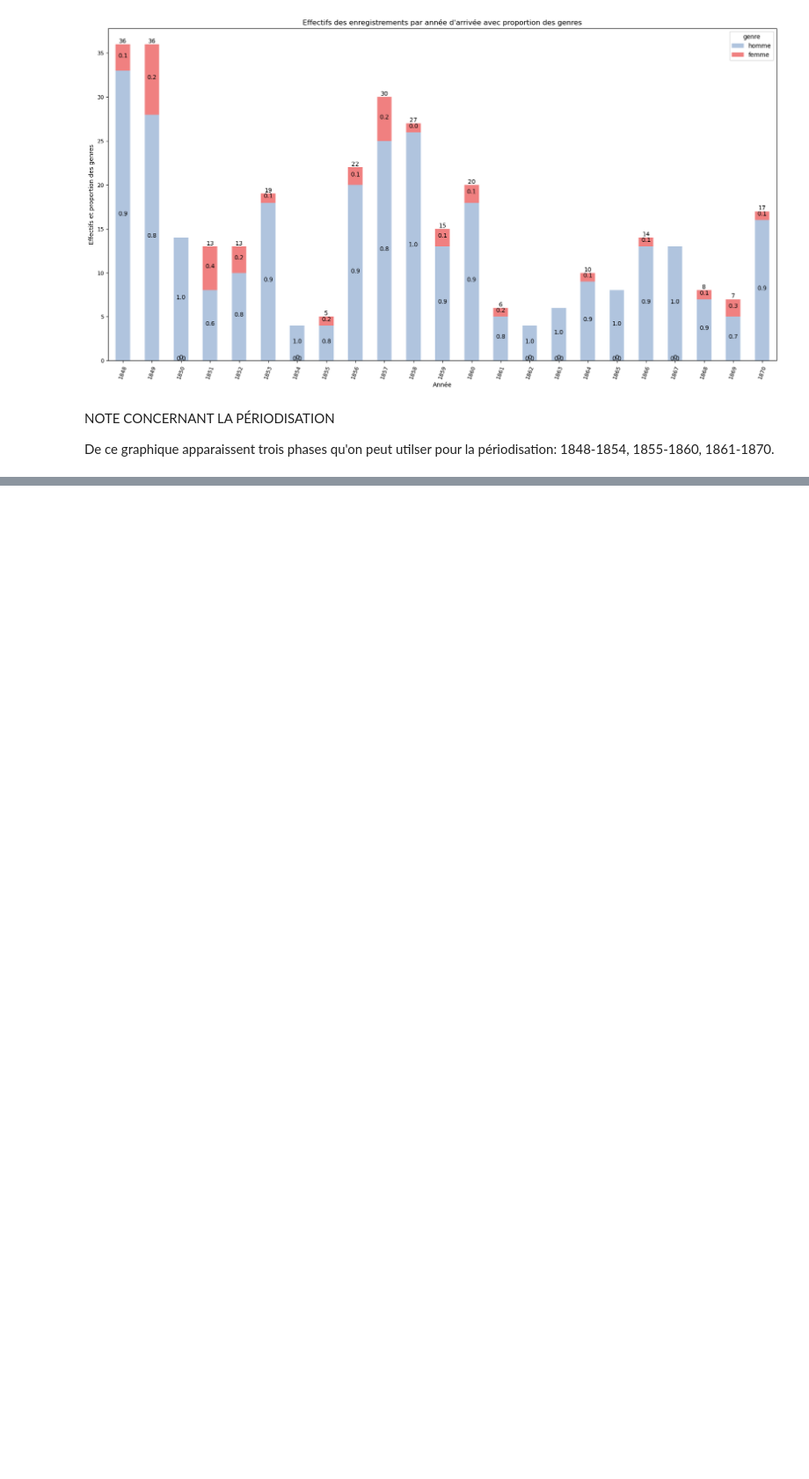
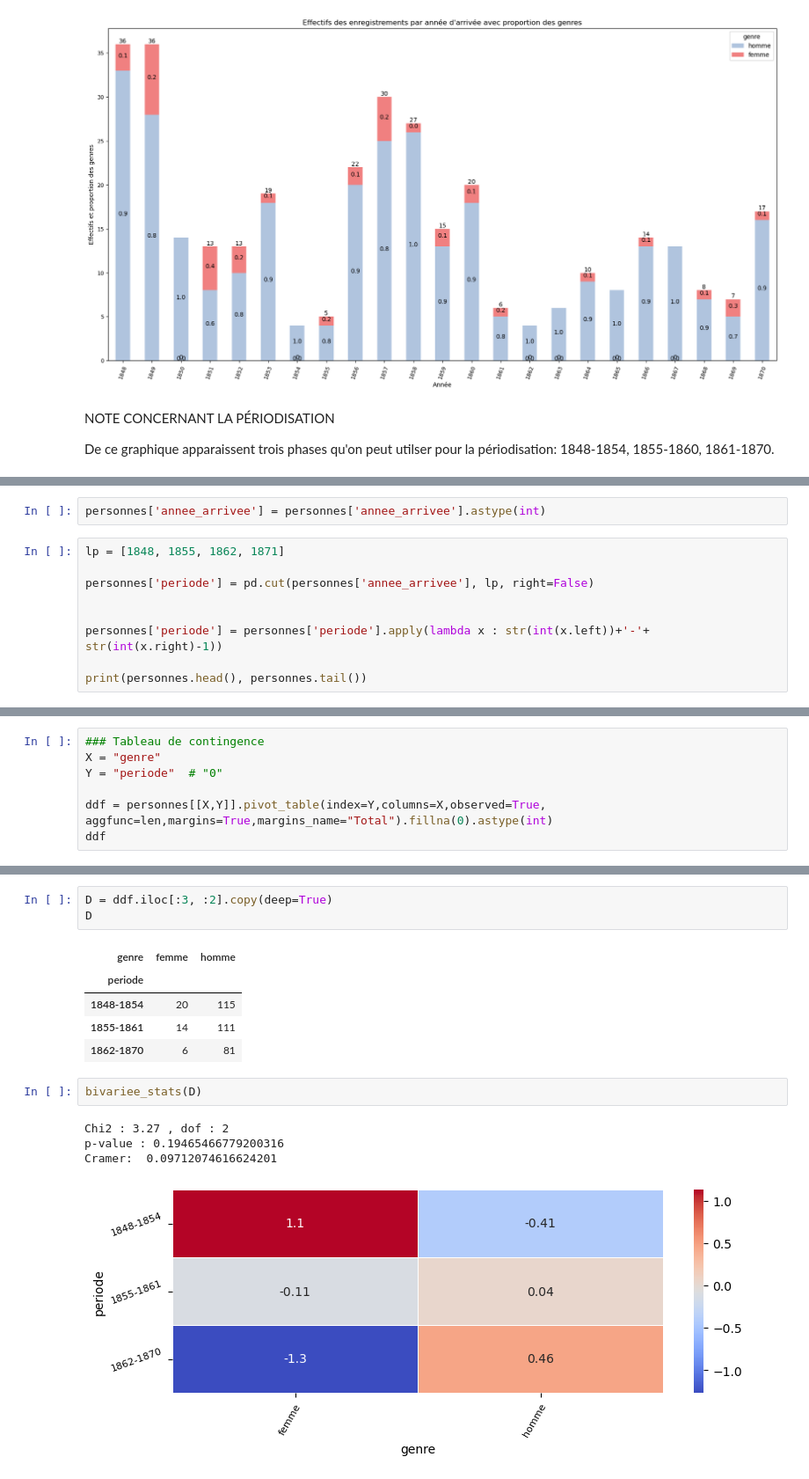
Before and after one commit to martnin-research/Migration-italienne, a Jupyter notebook: FB_propositions/effectifs_enregistrements_genres.ipynb, the cells around one changed output, grey strips where cells are left out. Shown at 88% size. Saved outputs shown, nothing was run; the diff lists cells and outputs as text; blank space fills up the shorter version.

Commit message:
travail sur visualisation

```diff
--- a/FB_propositions/effectifs_enregistrements_origines.ipynb
+++ b/FB_propositions/effectifs_enregistrements_genres.ipynb
@@ -153,0 +201,11 @@ De ce graphique apparaissent trois phases qu'on peut utilser pour la périodisat
+# %%
+personnes['annee_arrivee'] = personnes['annee_arrivee'].astype(int)
+# %%
+lp = [1848, 1855, 1862, 1871]
+
+personnes['periode'] = pd.cut(personnes['annee_arrivee'], lp, right=False)
+
+
+personnes['periode'] = personnes['periode'].apply(lambda x : str(int(x.left))+'-'+ str(int(x.right)-1))
+
+print(personnes.head(), personnes.tail())
@@ -153,0 +224,7 @@ De ce graphique apparaissent trois phases qu'on peut utilser pour la périodisat
+# %%
+### Tableau de contingence
+X = "genre"
+Y = "periode"  # "0"
+
+ddf = personnes[[X,Y]].pivot_table(index=Y,columns=X,observed=True, aggfunc=len,margins=True,margins_name="Total").fillna(0).astype(int)
+ddf
@@ -153,0 +238,16 @@ De ce graphique apparaissent trois phases qu'on peut utilser pour la périodisat
+# %%
+D = ddf.iloc[:3, :2].copy(deep=True)
+D
+# %% [output]
+| genre | femme | homme |
+| periode |  |  |
+| 1848-1854 | 20 | 115 |
+| 1855-1861 | 14 | 111 |
+| 1862-1870 | 6 | 81 |
+# %%
+bivariee_stats(D)
+# %% [output]
+Chi2 : 3.27 , dof : 2
+p-value : 0.19465466779200316
+Cramer:  0.09712074616624201
+[figure, added]
```
Also changed, not shown: parts of 5 cells of this notebook, 19 other files.
